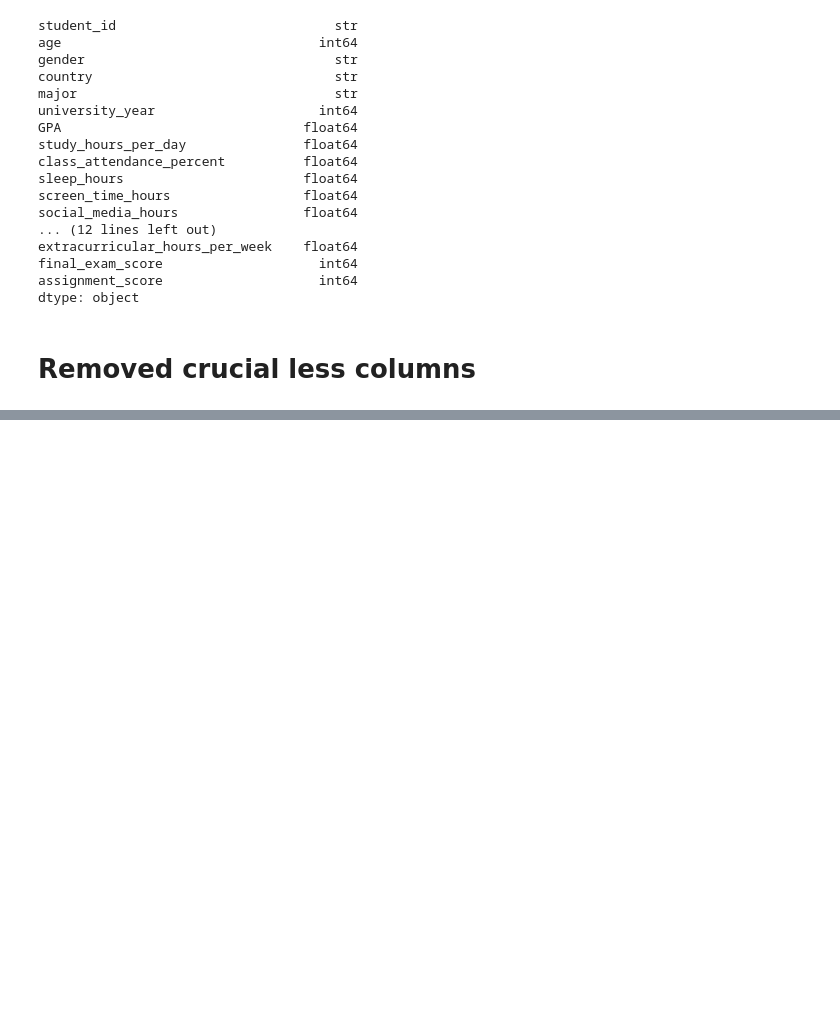
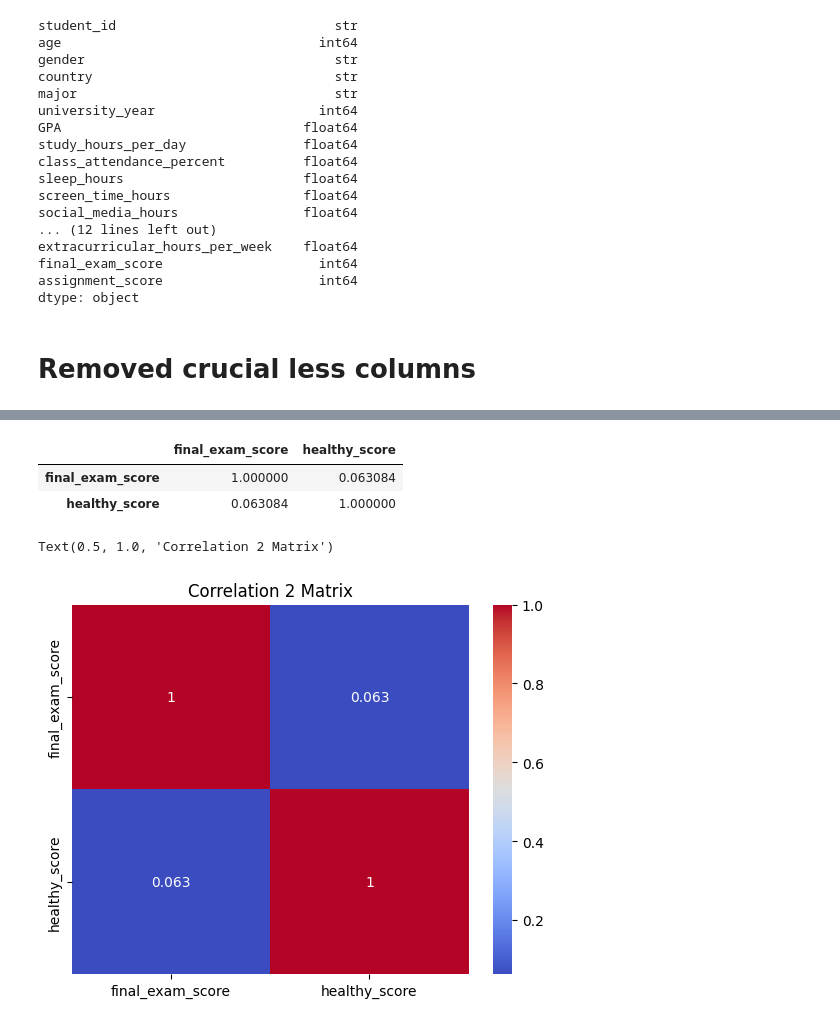
Before and after one commit to apsorawadifa-bot/PYTHON_FINAL_PROJECT, a Jupyter notebook: ppppppppppp/data.ipynb, the cells around one changed output, grey strips where cells are left out. Cells and saved outputs as stored; diff of their text form; code cells hidden in the pictures; blank space fills up the shorter version.

```diff
--- a/ppppppppppp/data.ipynb
+++ b/ppppppppppp/data.ipynb
@@ -490,0 +596,13 @@ df[['total_screen_time','screen_time_hours','gaming_hours']].head()
+# %%
+correlation2 = df[['final_exam_score','healthy_score']].corr()
+correlation2
+# %% [output]
+|  | final_exam_score | healthy_score |
+| final_exam_score | 1.000000 | 0.063084 |
+| healthy_score | 0.063084 | 1.000000 |
+# %%
+sns.heatmap(correlation2, annot=True, cmap='coolwarm')
+plt.title('Correlation 2 Matrix')
+# %% [output]
+Text(0.5, 1.0, 'Correlation 2 Matrix')
+[figure, added]
```
Also changed, not shown: parts of 37 cells of this notebook.
